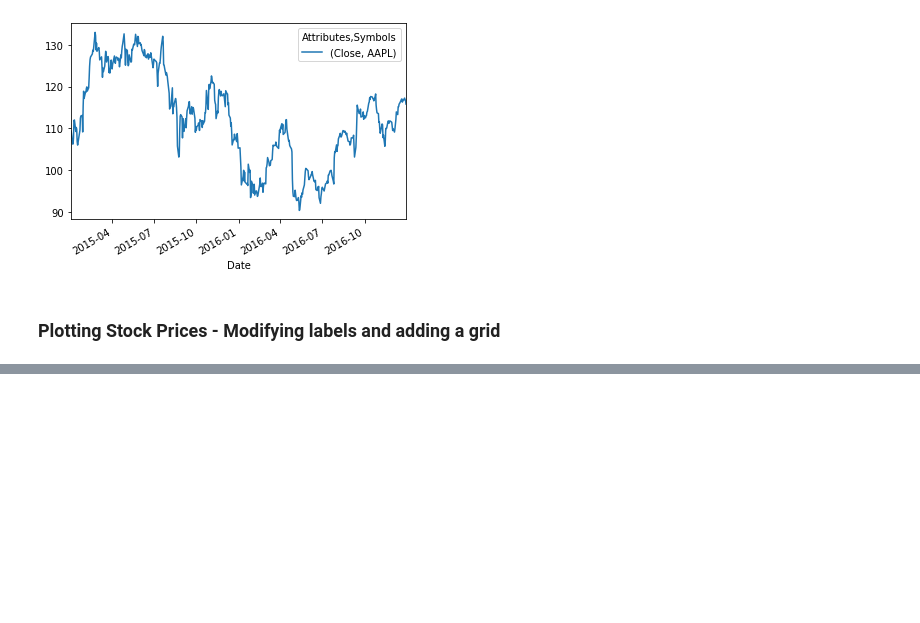
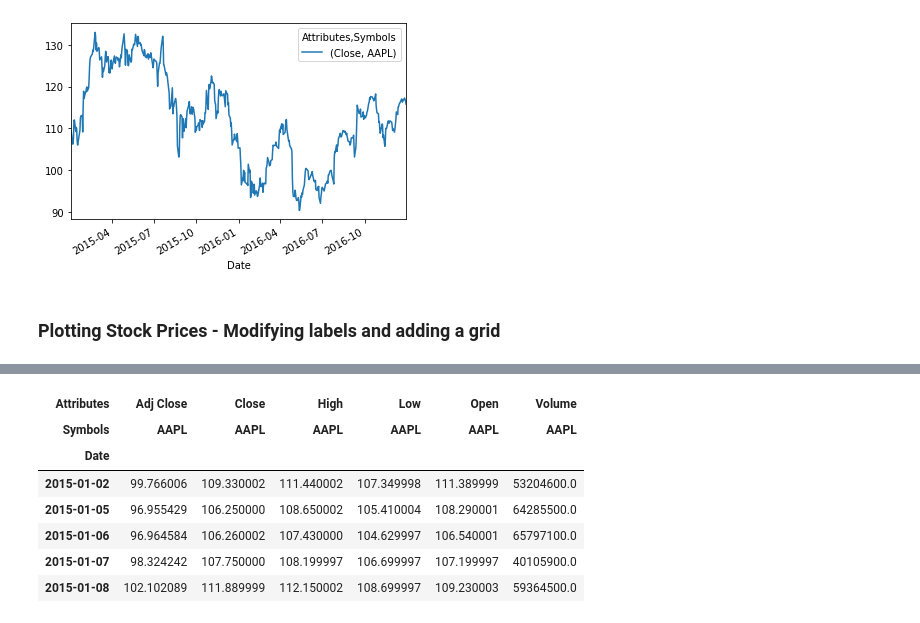
Before and after one commit to cmj123/BecomeAProfessionalPythonProgrammer, a Jupyter notebook: data_visualization_python_matplotlib/data_visualization_with_python.ipynb, the cells around one changed output, grey strips where cells are left out. Cells and saved outputs as stored; diff of their text form; code cells hidden in the pictures; blank space fills up the shorter version.

```diff
--- a/data_visualization_python_matplotlib/data_visualization_with_python.ipynb
+++ b/data_visualization_python_matplotlib/data_visualization_with_python.ipynb
@@ -162,0 +199,11 @@ plt.show()
+# %%
+data.head()
+# %% [output]
+| Attributes | Adj Close | Close | High | Low | Open | Volume |
+| Symbols | AAPL | AAPL | AAPL | AAPL | AAPL | AAPL |
+| Date |  |  |  |  |  |  |
+| 2015-01-02 | 99.766006 | 109.330002 | 111.440002 | 107.349998 | 111.389999 | 53204600.0 |
+| 2015-01-05 | 96.955429 | 106.250000 | 108.650002 | 105.410004 | 108.290001 | 64285500.0 |
+| 2015-01-06 | 96.964584 | 106.260002 | 107.430000 | 104.629997 | 106.540001 | 65797100.0 |
+| 2015-01-07 | 98.324242 | 107.750000 | 108.199997 | 106.699997 | 107.199997 | 40105900.0 |
+| 2015-01-08 | 102.102089 | 111.889999 | 112.150002 | 108.699997 | 109.230003 | 59364500.0 |
```
Also changed, not shown: parts of 5 cells of this notebook.
